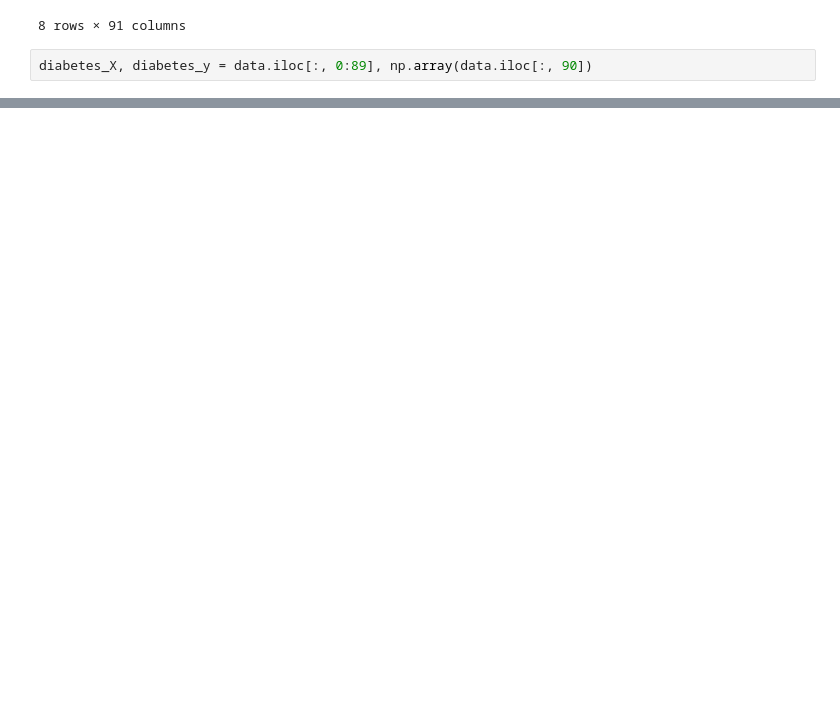
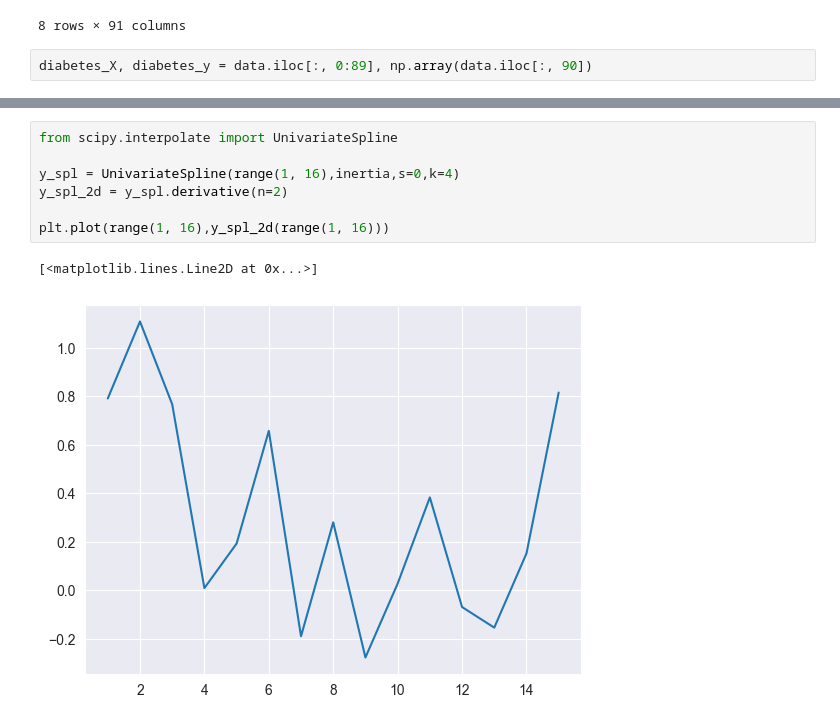
Before and after one commit to N777/ml_course_ru, a Jupyter notebook: assignments/Lab5/Lab5.ipynb, the cells around one changed output, grey strips where cells are left out. Saved outputs shown, nothing was run; the diff lists cells and outputs as text; blank space fills up the shorter version.

```diff
--- a/assignments/Lab5/Lab5.ipynb
+++ b/assignments/Lab5/Lab5.ipynb
@@ -32,0 +65,10 @@ diabetes_y_test = diabetes_y[-100:]
+# %%
+from scipy.interpolate import UnivariateSpline
+
+y_spl = UnivariateSpline(range(1, 16),inertia,s=0,k=4)
+y_spl_2d = y_spl.derivative(n=2)
+
+plt.plot(range(1, 16),y_spl_2d(range(1, 16)))
+# %% [output]
+[<matplotlib.lines.Line2D at 0x...>]
+[figure, added]
```
Also changed, not shown: parts of 7 cells of this notebook.
